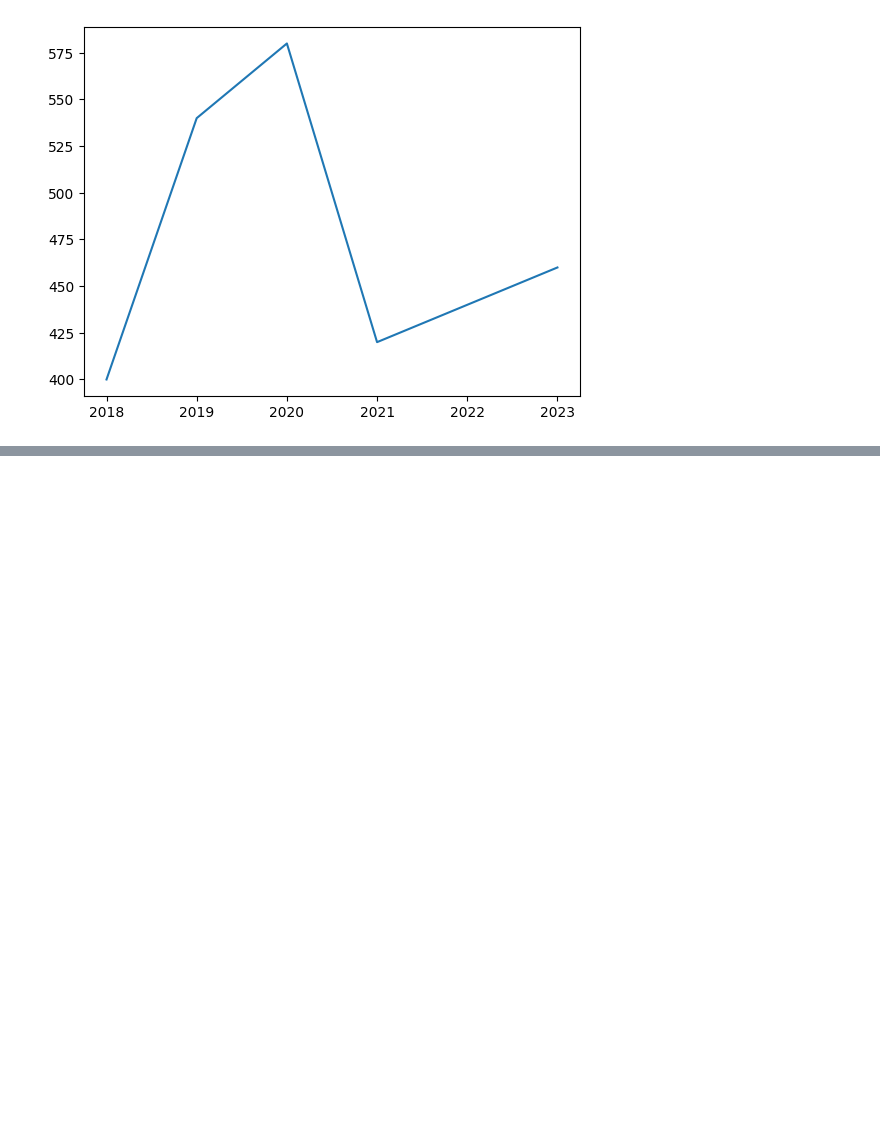
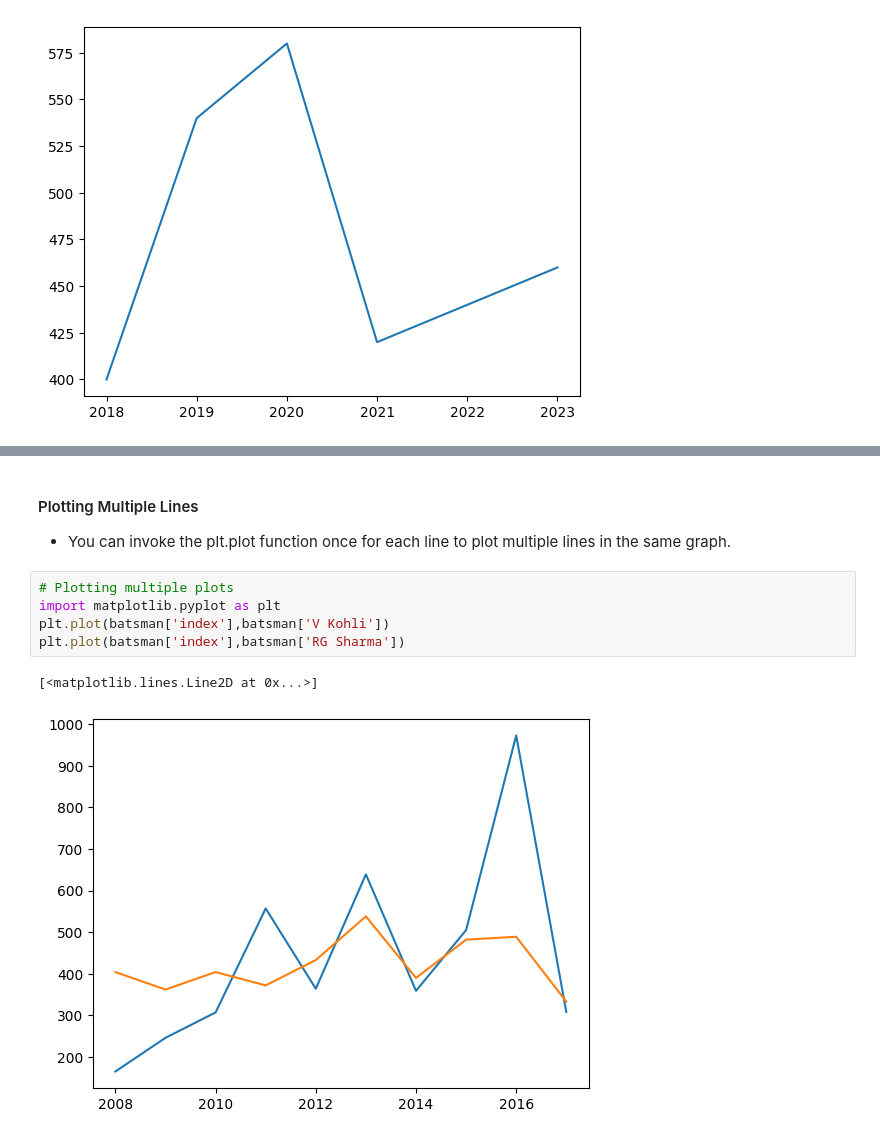
Before and after one commit to akashpagi/MATPLOTLIB-PLOTTING-LIBRARY-FOR-DATA-SCIECNE, a Jupyter notebook: SESSION 23 - MATPLOTLIB.ipynb, the cells around one changed output, grey strips where cells are left out. Cells and saved outputs as stored; diff of their text form; blank space fills up the shorter version.

```diff
--- a/SESSION 23 - MATPLOTLIB.ipynb
+++ b/SESSION 23 - MATPLOTLIB.ipynb
@@ -50,0 +106,11 @@ plt.plot(year,price)
+# %% [markdown]
+#### Plotting Multiple Lines
+- You can invoke the plt.plot function once for each line to plot multiple lines in the same graph.
+# %%
+# Plotting multiple plots
+import matplotlib.pyplot as plt
+plt.plot(batsman['index'],batsman['V Kohli'])
+plt.plot(batsman['index'],batsman['RG Sharma'])
+# %% [output]
+[<matplotlib.lines.Line2D at 0x...>]
+[figure, added]
```
Also changed, not shown: parts of 17 cells of this notebook.
